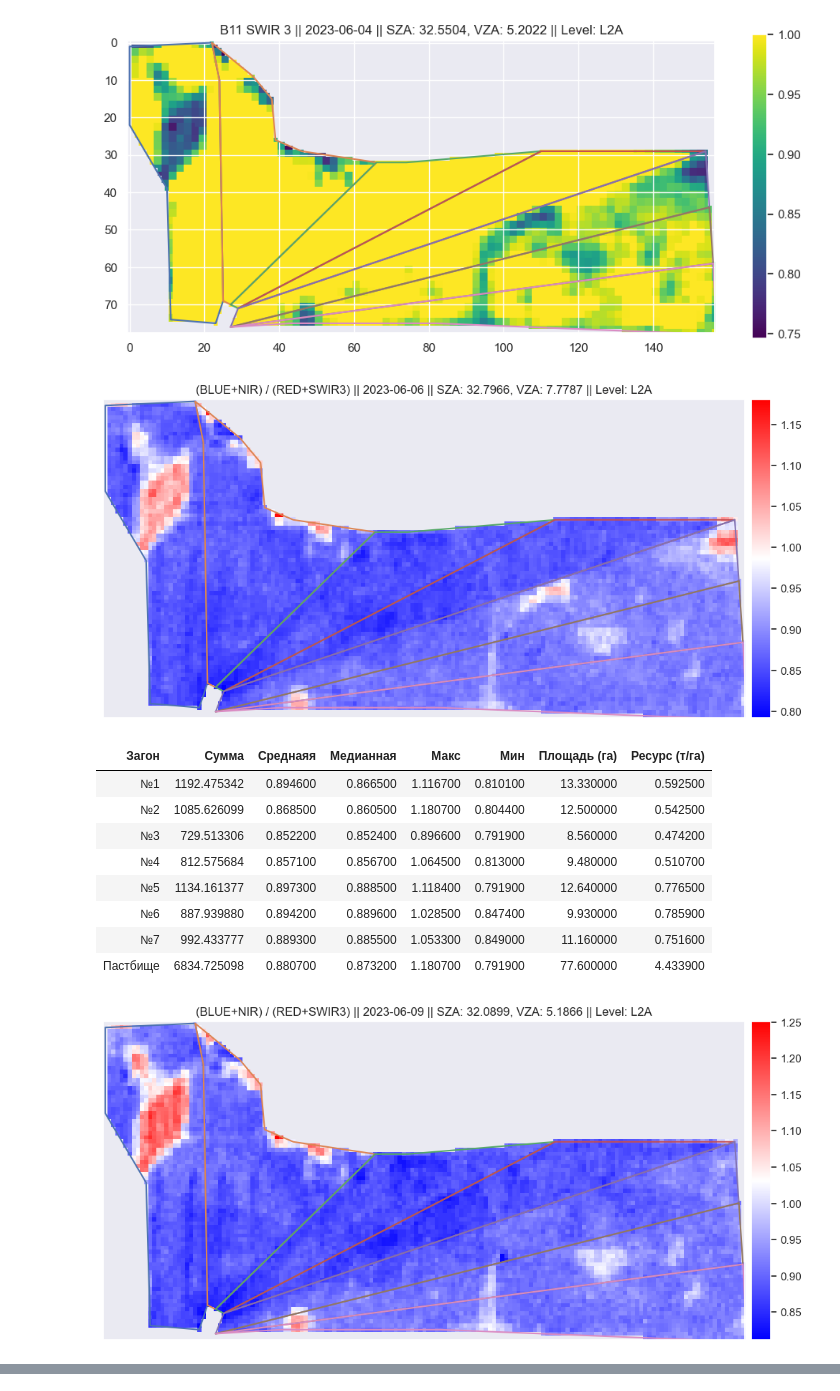
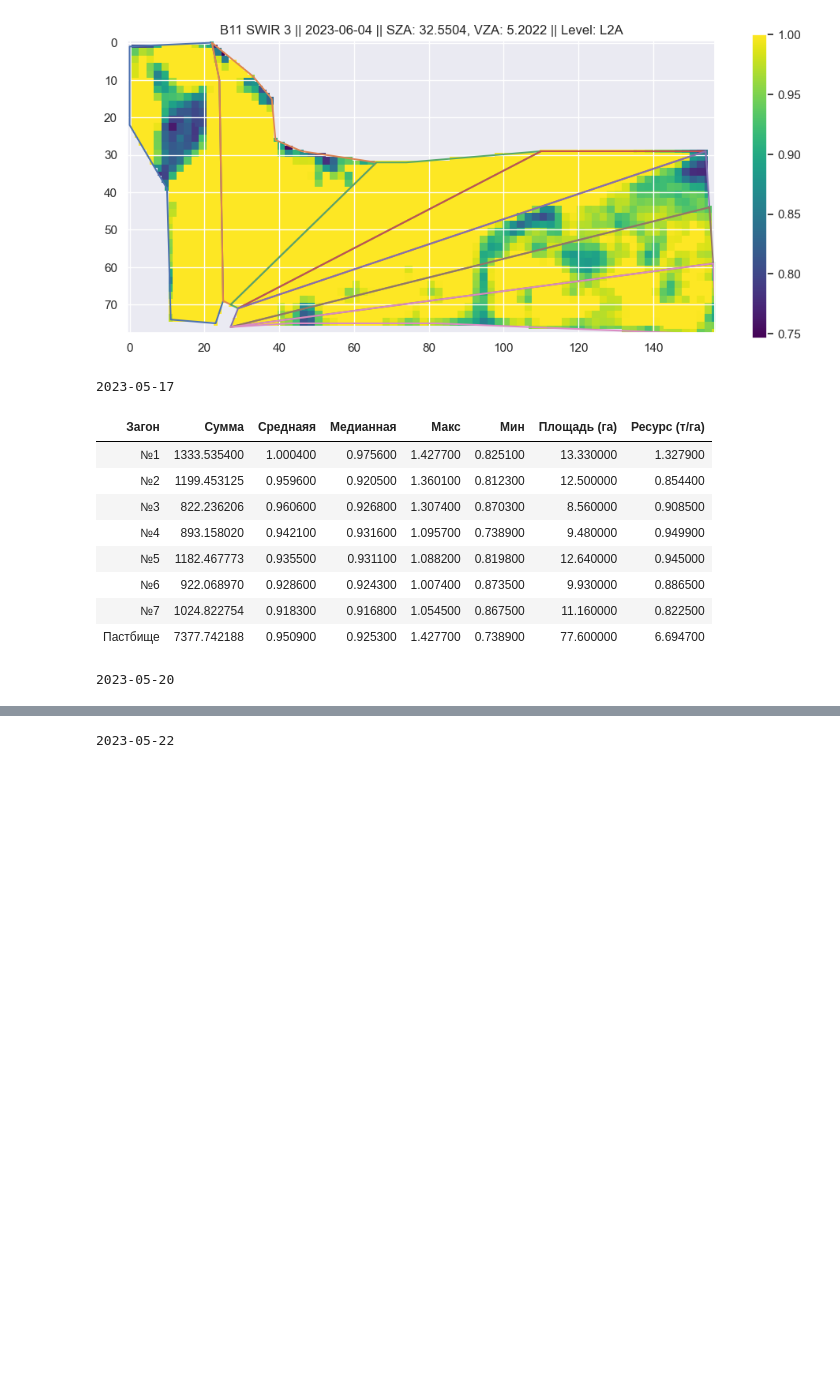
Before and after one commit to Yerlan999/CowsGPSTracker-KazATU, a Jupyter notebook: new_modules/SentinelHub Based Analysis (Sentinel 2 - L1C) (2023).ipynb, the cells around one changed output, grey strips where cells are left out. Drawn from its saved outputs; the diff is of its cells as text; code cells hidden in the pictures; blank space fills up the shorter version.

```diff
--- a/new_modules/SentinelHub Based Analysis (Sentinel 2 - L1C) (2023).ipynb
+++ b/new_modules/SentinelHub Based Analysis (Sentinel 2 - L1C) (2023).ipynb
@@ -710,38 +901,41 @@ plt.show()
 # %% [output]
 [figure]
 # %%
+indices_dict = {}
 
-for date_chosen in ["2023-06-06", "2023-06-09", "2023-06-11"]:
+for date_chosen in ["2023-05-17", "2023-05-20", "2023-05-22"]:
 
     image_date = clear_date_dict[date_chosen]
     get_all_bands()
     precision = 4
     general_info = f"|| {date_chosen} || SZA: {str(round(SZA, precision))}, VZA: {str(round(VZM, precision))} || Level: {data_collection.processing_level}"
 
     input_text = "(BLUE+NIR) / (RED+SWIR3)"
     test_index = eval(input_text)
 
     test_thresh = test_index.min()
     # test_thresh = (test_index.max() + test_index.min())/2
 
     test_filter = test_index >= test_thresh; test_mask = ~test_filter
     test_meet = ma.masked_array(test_index, mask=test_mask)
 
     # lower_bound = -1;  upper_bound = 1
     lower_bound = test_meet.min(); upper_bound = test_meet.max()
+    print(date_chosen)
+#     show_real_pasture()
+    show_pasture_index(test_meet, lower_bound, upper_bound, show_hists=False, save_excel=False, show_index=False)
 
-#     show_real_pasture()
-    show_pasture_index(test_meet, lower_bound, upper_bound, show_hists=False, save_excel=False)
+    indices_dict[date_chosen] = test_meet
 # %% [output]
-[figure, removed]
+2023-05-17
 | Загон | Сумма | Cреднаяя | Медианная | Макс | Мин | Площадь (га) | Ресурс (т/га) |
-| №1 | 1192.475342 | 0.894600 | 0.866500 | 1.116700 | 0.810100 | 13.330000 | 0.592500 |
-| №2 | 1085.626099 | 0.868500 | 0.860500 | 1.180700 | 0.804400 | 12.500000 | 0.542500 |
-| №3 | 729.513306 | 0.852200 | 0.852400 | 0.896600 | 0.791900 | 8.560000 | 0.474200 |
-| №4 | 812.575684 | 0.857100 | 0.856700 | 1.064500 | 0.813000 | 9.480000 | 0.510700 |
-| №5 | 1134.161377 | 0.897300 | 0.888500 | 1.118400 | 0.791900 | 12.640000 | 0.776500 |
-| №6 | 887.939880 | 0.894200 | 0.889600 | 1.028500 | 0.847400 | 9.930000 | 0.785900 |
-| №7 | 992.433777 | 0.889300 | 0.885500 | 1.053300 | 0.849000 | 11.160000 | 0.751600 |
-| Пастбище | 6834.725098 | 0.880700 | 0.873200 | 1.180700 | 0.791900 | 77.600000 | 4.433900 |
+| №1 | 1333.535400 | 1.000400 | 0.975600 | 1.427700 | 0.825100 | 13.330000 | 1.327900 |
+| №2 | 1199.453125 | 0.959600 | 0.920500 | 1.360100 | 0.812300 | 12.500000 | 0.854400 |
+| №3 | 822.236206 | 0.960600 | 0.926800 | 1.307400 | 0.870300 | 8.560000 | 0.908500 |
+| №4 | 893.158020 | 0.942100 | 0.931600 | 1.095700 | 0.738900 | 9.480000 | 0.949900 |
+| №5 | 1182.467773 | 0.935500 | 0.931100 | 1.088200 | 0.819800 | 12.640000 | 0.945000 |
+| №6 | 922.068970 | 0.928600 | 0.924300 | 1.007400 | 0.873500 | 9.930000 | 0.886500 |
+| №7 | 1024.822754 | 0.918300 | 0.916800 | 1.054500 | 0.867500 | 11.160000 | 0.822500 |
+| Пастбище | 7377.742188 | 0.950900 | 0.925300 | 1.427700 | 0.738900 | 77.600000 | 6.694700 |
-[figure, removed]
+2023-05-20
 | Загон | Сумма | Cреднаяя | Медианная | Макс | Мин | Площадь (га) | Ресурс (т/га) |
@@ -757 +950,2 @@ for date_chosen in ["2023-06-06", "2023-06-09", "2023-06-11"]:
+2023-05-22
 | Загон | Сумма | Cреднаяя | Медианная | Макс | Мин | Площадь (га) | Ресурс (т/га) |
```
Also changed, not shown: parts of 18 cells of this notebook, 1 other file.
